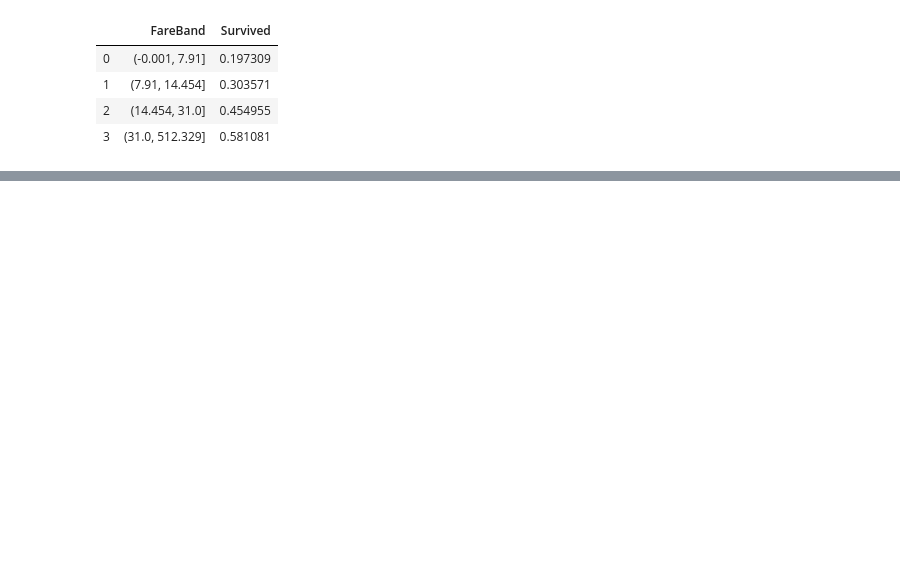
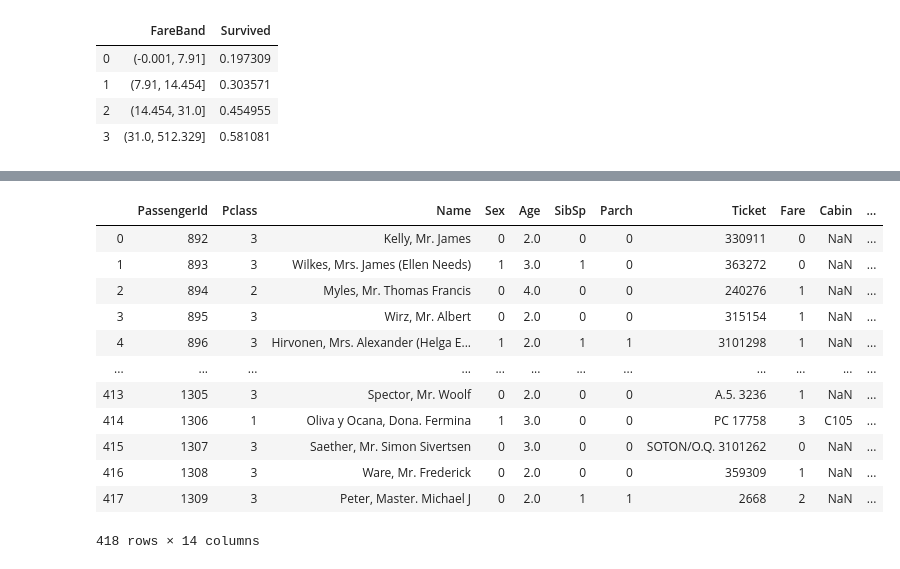
Before and after one commit to RachelPengmkt/Titanic-Machine-Learning-from-Disaster-Classification-Prediction, a Jupyter notebook: Titanic-Machine-Learning-from-Disaster-Classification-Prediction.ipynb, the cells around one changed output, grey strips where cells are left out. Saved outputs shown, nothing was run; the diff lists cells and outputs as text; code cells hidden in the pictures; blank space fills up the shorter version.

```diff
--- a/Titanic-Machine-Learning-from-Disaster-Classification-Prediction.ipynb
+++ b/Titanic-Machine-Learning-from-Disaster-Classification-Prediction.ipynb
@@ -711,0 +767,16 @@ test['Has_Cabin'] = test["Cabin"].apply(lambda x: 0 if type(x) == float else 1)
+# %%
+data_all[1]
+# %% [output]
+|  | PassengerId | Pclass | Name | Sex | Age | SibSp | Parch | Ticket | Fare | Cabin | ... |
+| 0 | 892 | 3 | Kelly, Mr. James | 0 | 2.0 | 0 | 0 | 330911 | 0 | NaN | ... |
+| 1 | 893 | 3 | Wilkes, Mrs. James (Ellen Needs) | 1 | 3.0 | 1 | 0 | 363272 | 0 | NaN | ... |
+| 2 | 894 | 2 | Myles, Mr. Thomas Francis | 0 | 4.0 | 0 | 0 | 240276 | 1 | NaN | ... |
+| 3 | 895 | 3 | Wirz, Mr. Albert | 0 | 2.0 | 0 | 0 | 315154 | 1 | NaN | ... |
+| 4 | 896 | 3 | Hirvonen, Mrs. Alexander (Helga E... | 1 | 2.0 | 1 | 1 | 3101298 | 1 | NaN | ... |
+| ... | ... | ... | ... | ... | ... | ... | ... | ... | ... | ... | ... |
+| 413 | 1305 | 3 | Spector, Mr. Woolf | 0 | 2.0 | 0 | 0 | A.5. 3236 | 1 | NaN | ... |
+| 414 | 1306 | 1 | Oliva y Ocana, Dona. Fermina | 1 | 3.0 | 0 | 0 | PC 17758 | 3 | C105 | ... |
+| 415 | 1307 | 3 | Saether, Mr. Simon Sivertsen | 0 | 3.0 | 0 | 0 | SOTON/O.Q. 3101262 | 0 | NaN | ... |
+| 416 | 1308 | 3 | Ware, Mr. Frederick | 0 | 2.0 | 0 | 0 | 359309 | 1 | NaN | ... |
+| 417 | 1309 | 3 | Peter, Master. Michael J | 0 | 2.0 | 1 | 1 | 2668 | 2 | NaN | ... |
+418 rows × 14 columns
```
Also changed, not shown: parts of 32 cells of this notebook.
